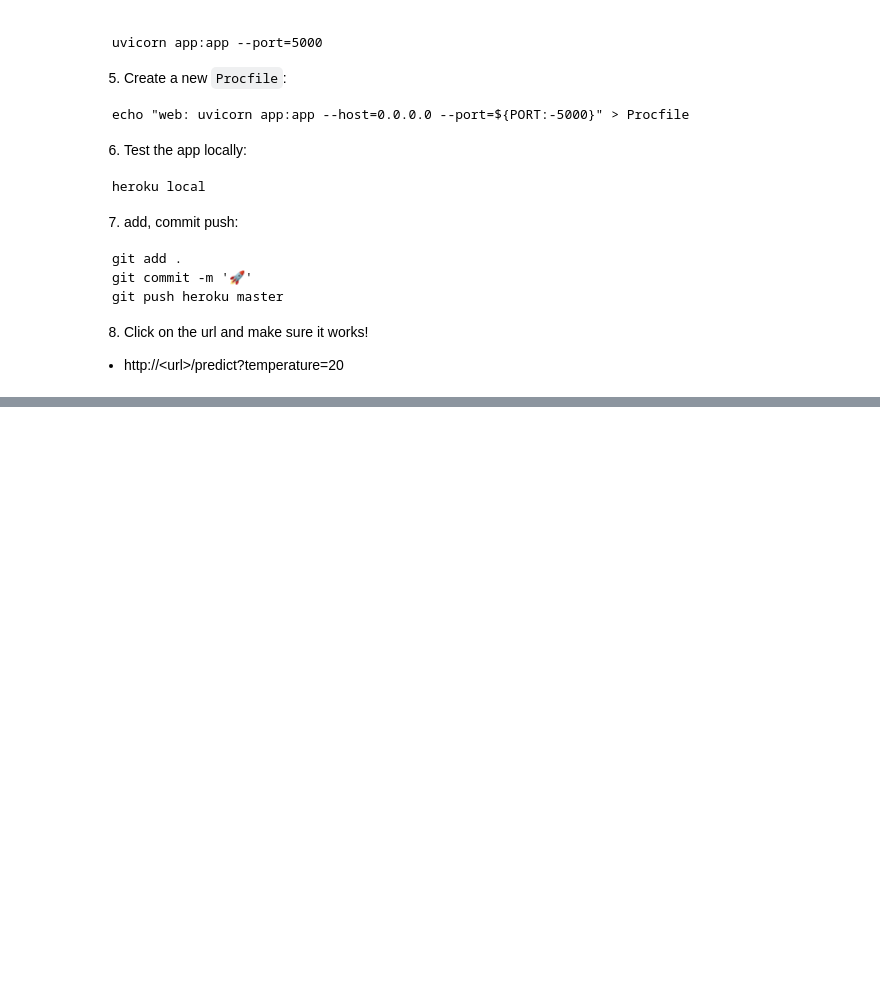
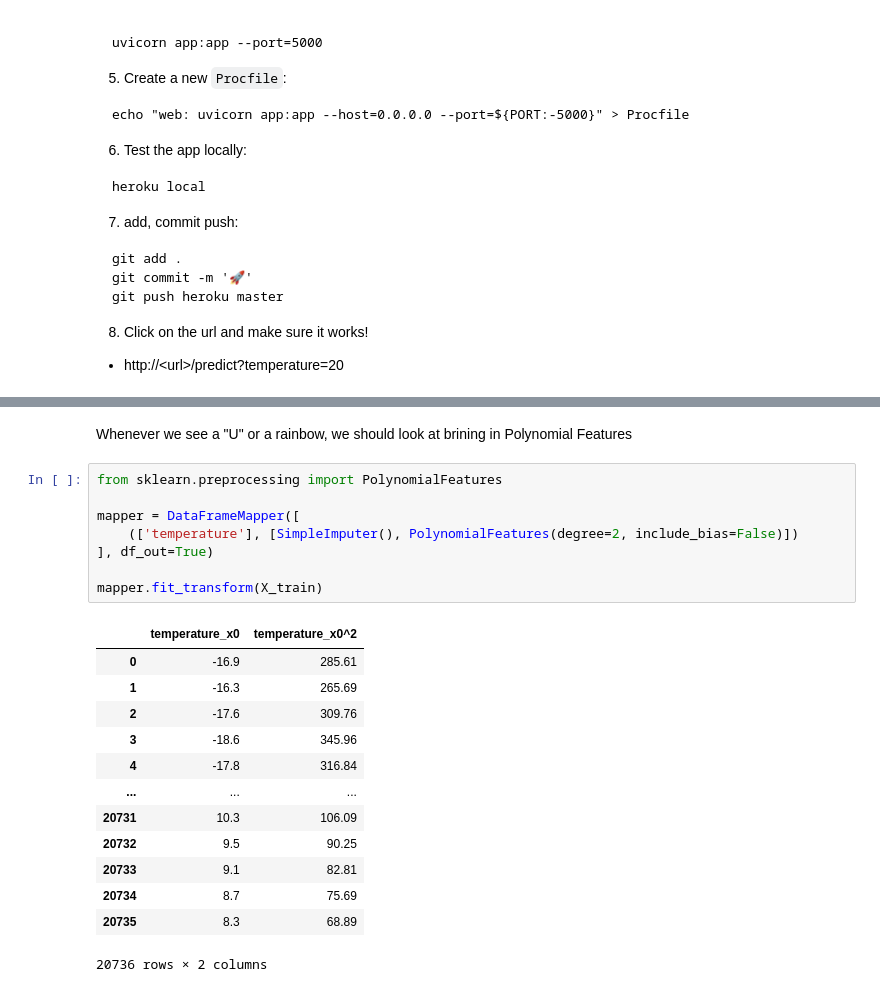
Before and after one commit to maxhumber/CDML, a Jupyter notebook: step_by_step.ipynb, the cells around one changed output, grey strips where cells are left out. Drawn from its saved outputs; the diff is of its cells as text; blank space fills up the shorter version.

```diff
--- a/step_by_step.ipynb
+++ b/step_by_step.ipynb
@@ -750,0 +756,24 @@ from matplotlib import pyplot as plt
+# %% [markdown]
+Whenever we see a "U" or a rainbow, we should look at brining in Polynomial Features
+# %%
+from sklearn.preprocessing import PolynomialFeatures
+
+mapper = DataFrameMapper([
+    (['temperature'], [SimpleImputer(), PolynomialFeatures(degree=2, include_bias=False)])
+], df_out=True)
+
+mapper.fit_transform(X_train)
+# %% [output]
+|  | temperature_x0 | temperature_x0^2 |
+| 0 | -16.9 | 285.61 |
+| 1 | -16.3 | 265.69 |
+| 2 | -17.6 | 309.76 |
+| 3 | -18.6 | 345.96 |
+| 4 | -17.8 | 316.84 |
+| ... | ... | ... |
+| 20731 | 10.3 | 106.09 |
+| 20732 | 9.5 | 90.25 |
+| 20733 | 9.1 | 82.81 |
+| 20734 | 8.7 | 75.69 |
+| 20735 | 8.3 | 68.89 |
+20736 rows × 2 columns
```
Also changed, not shown: parts of 21 cells of this notebook, 3 other files.
